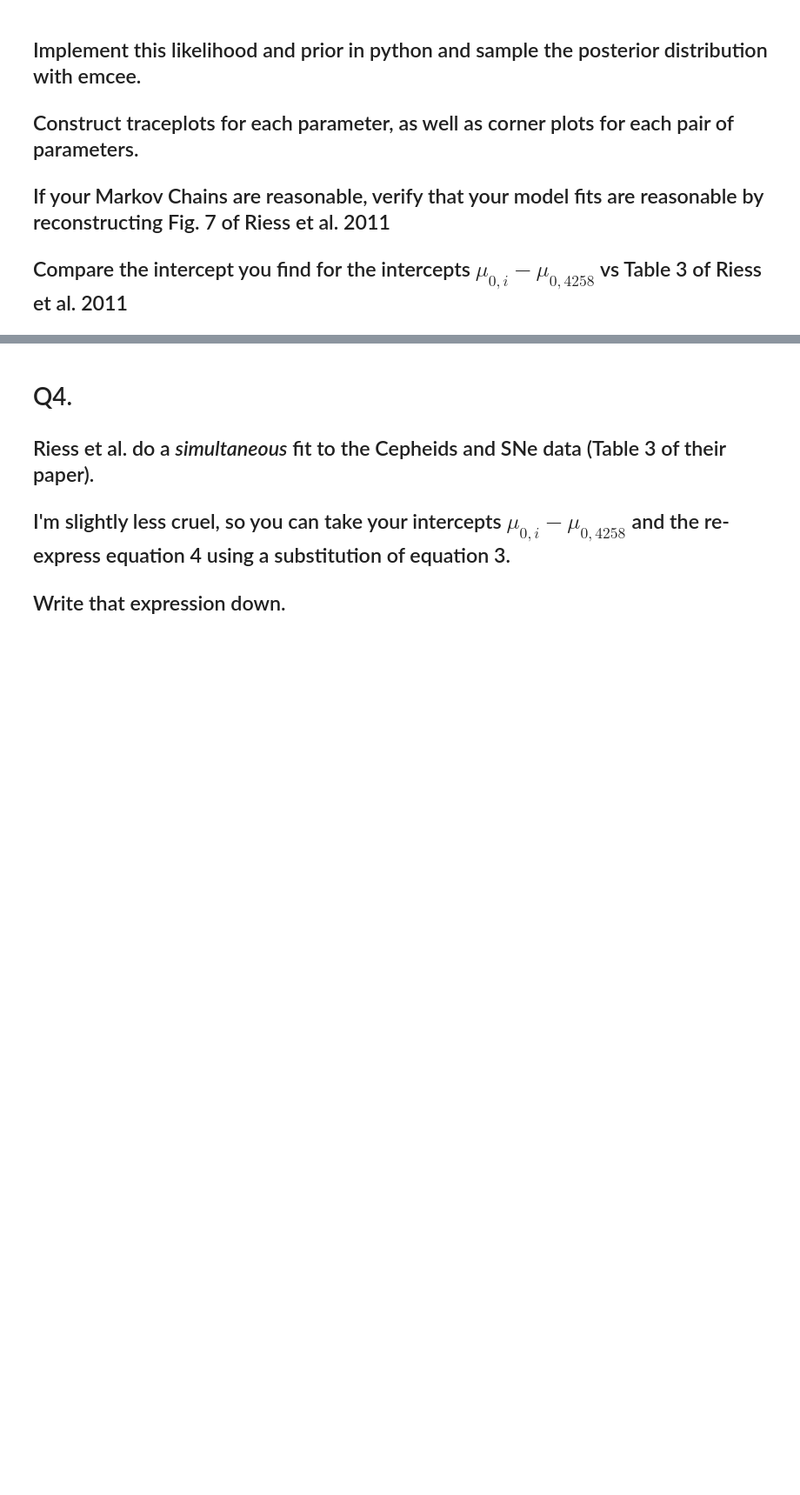
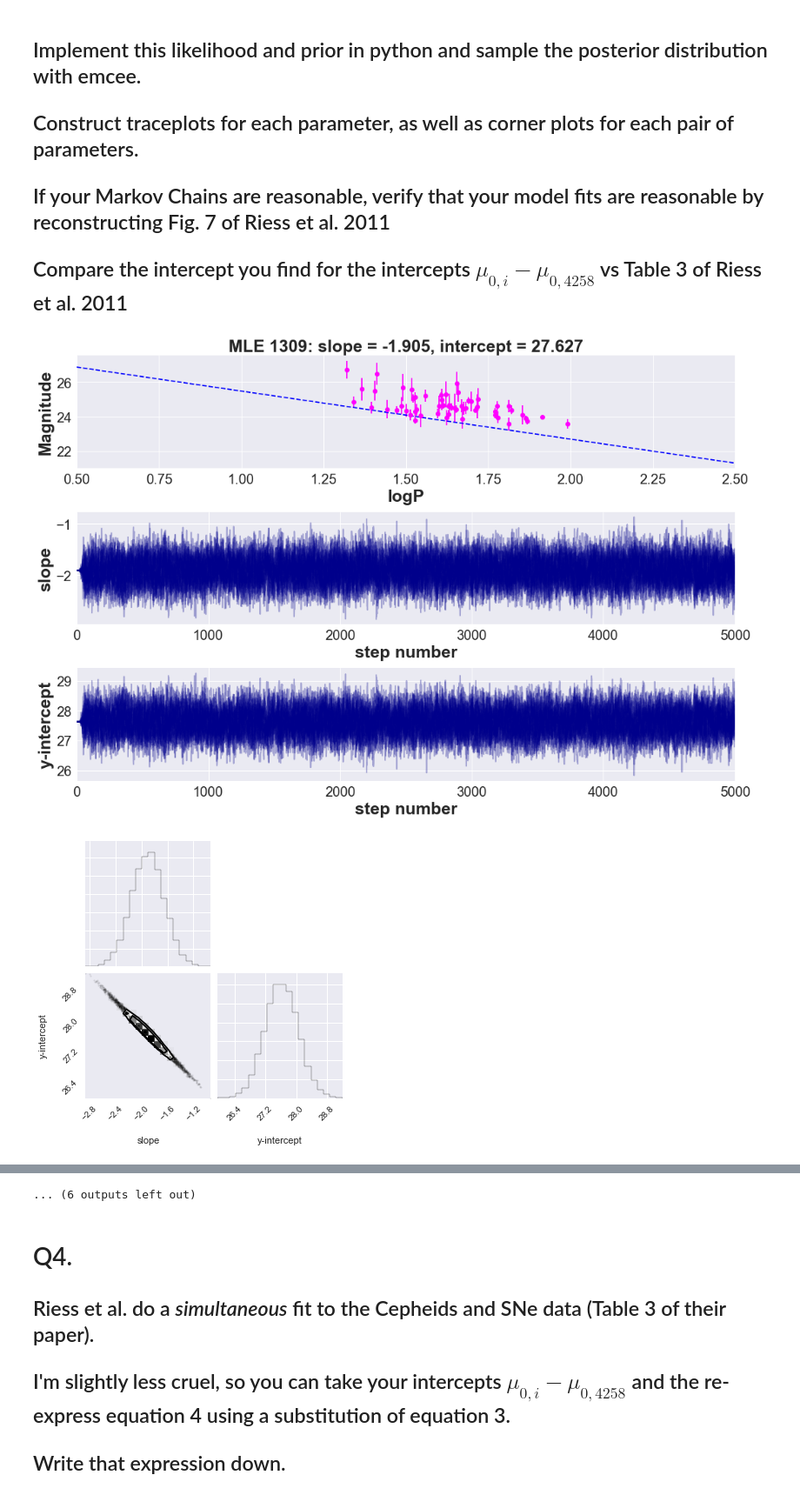
Before and after one commit to gnarayan/ast596_2020_Spring, a Jupyter notebook: homework/LinaFlorez/midterm.ipynb, the cells around one changed output, grey strips where cells are left out. Shown at 87% size. Saved outputs shown, nothing was run; the diff lists cells and outputs as text; code cells hidden in the pictures; blank space fills up the shorter version.

```diff
--- a/homework/LinaFlorez/midterm.ipynb
+++ b/homework/LinaFlorez/midterm.ipynb
@@ -43,23 +43,3 @@ fig.tight_layout()
 ## Others are common to all galaxies.
 
 ## Assuming Gaussian magnitude errors and no period (and you may ignore metallicity entirely), but that Cepheids scatter off the period-luminosity relation because of some Gaussian intrinsic dispersion $\sigma_{\text{int}}$, write down your expression for the likelihood being careful to use the same indices that Riess et. al used.
-# %%
-def model(mu, logP):
-    m_ref, F_ref = 0, 1
-
-    # 𝑚 = 𝑚ref−2.5log10(𝐹/𝐹ref)
-    inside_exp = (I_0 - m_ref)/(-2.5)
-    F_0 = F_ref * (10**(inside_exp))
-
-    # u(t)
-    inside_sqrt = (t-tmax)/tE
-    u = np.sqrt(p**2 + inside_sqrt**2)
-
-    # F(t)
-    numerator = F_0 * (u**2 + 2)
-    denominator = u * np.sqrt(u**2 + 4)
-    F = numerator/denominator
-
-    model = -2.5 * np.log10(F)
-
-    return model
@@ -82,0 +131,59 @@ def model(mu, logP):
+# %%
+plot_logP = np.linspace(0.5, 2.5, num = 100)
+for i, ID in enumerate(hosts):
+    ceph.select(ID)
+    mobs = ceph.mobs
+    logP = ceph.logP
+    sigma_obs = ceph.sigma
+
+    guesses = np.array([-5, 30.])
+    solution = minimize(chisquared_func, guesses, args=(logP, mobs, sigma_obs))
+    slope_ml, yintercept_ml = solution.x
+
+
+    ######################################
+    ######################################
+
+
+    #STEP 4: How do you sample?
+    pos = solution.x + (1e-5 * np.random.randn(32, 2))
+    nwalkers, ndim = pos.shape
+
+    sampler = emcee.EnsembleSampler(nwalkers, ndim, log_probability, args=(logP, mobs, sigma_obs))
+    sampler.run_mcmc(pos, 5000, progress=True)
+    samples = sampler.get_chain()
+
+
+    fig, ((ax1), (ax2), (ax3)) = plt.subplots(3,1, figsize=(15, 10))
+    ax1.set_title("MLE %s: slope = %.3f, intercept = %.3f" % (ID, slope_ml, yintercept_ml), weight = "bold", size = 25)
+    ax1.errorbar(logP, mobs+(5*i), yerr=sigma_obs, linestyle='None', color = "magenta", marker='o', label=ID)
+    ax1.plot(plot_logP, (5*i)+model(plot_logP, bw_ml, b_ml),linestyle='--',color='blue')
+    ax1.set_xlabel("logP", weight = "bold", size = 25)
+    ax1.set_ylabel("Magnitude", weight = "bold", size = 25)
+    ax1.set_xlim(0.5,2.5)
+    ax1.tick_params("both", labelsize = 20)
+
+
+    ax2.plot(samples[:, :, 0], color = "darkblue", alpha=0.3)
+    ax2.set_xlim(0, len(samples))
+    ax2.set_ylabel("slope", weight = "bold", size = 25)
+    ax2.set_xlabel("step number", weight = "bold", size = 25)
+    ax2.tick_params("both", labelsize = 20)
+
+
+    ax3.plot(samples[:, :, 1], color = "darkblue", alpha=0.3)
+    ax3.set_xlim(0, len(samples))
+    ax3.set_xlabel("step number", weight = "bold", size = 25)
+    ax3.set_ylabel("y-intercept", weight = "bold", size = 25)
+    ax3.tick_params("both", labelsize = 20)
+
+    plt.tight_layout()
+    plt.show()
+
+    flat_samples = sampler.get_chain(discard=100, thin=15, flat=True)
+    fig = corner.corner(flat_samples, labels = ["slope", "y-intercept"])
+
+fig.tight_layout()
+# %% [output]
+[figure, added]
+[figure, added]
@@ -83,3 +200,4 @@ def model(mu, logP):
+... (6 outputs left out)
 # %% [markdown]
 # Q4.
 
```
Also changed, not shown: parts of 9 cells of this notebook, 1 other file.
